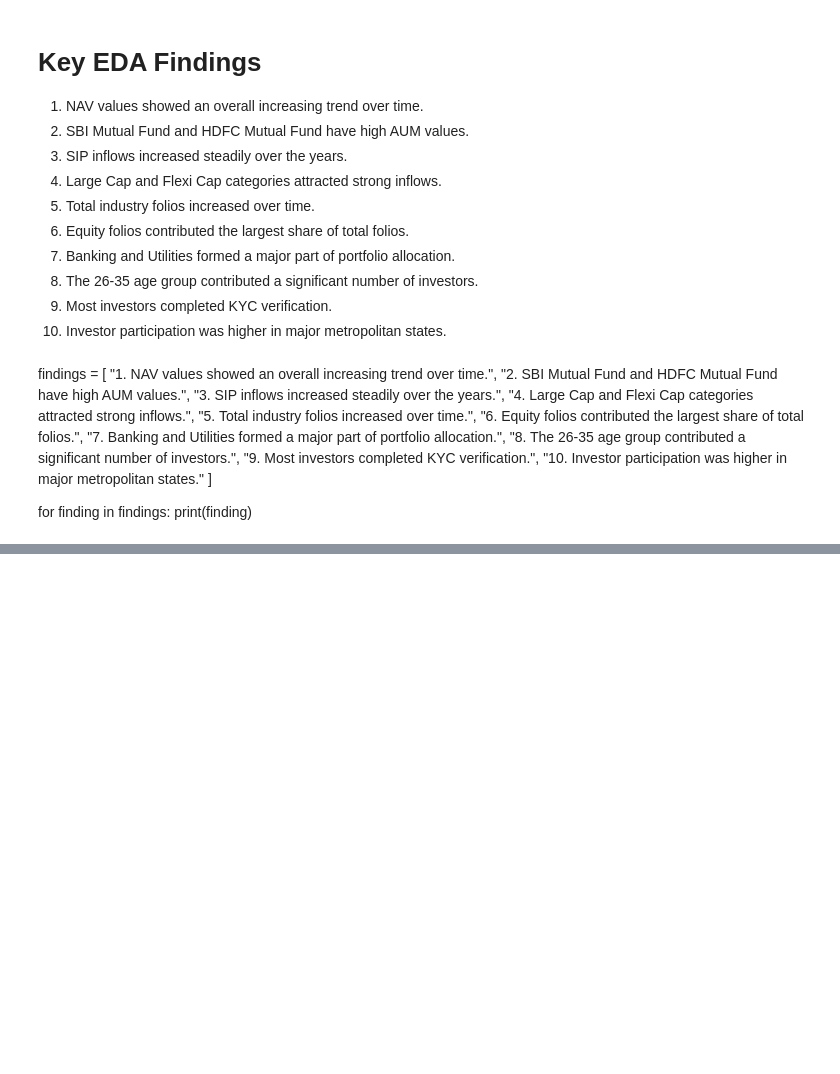
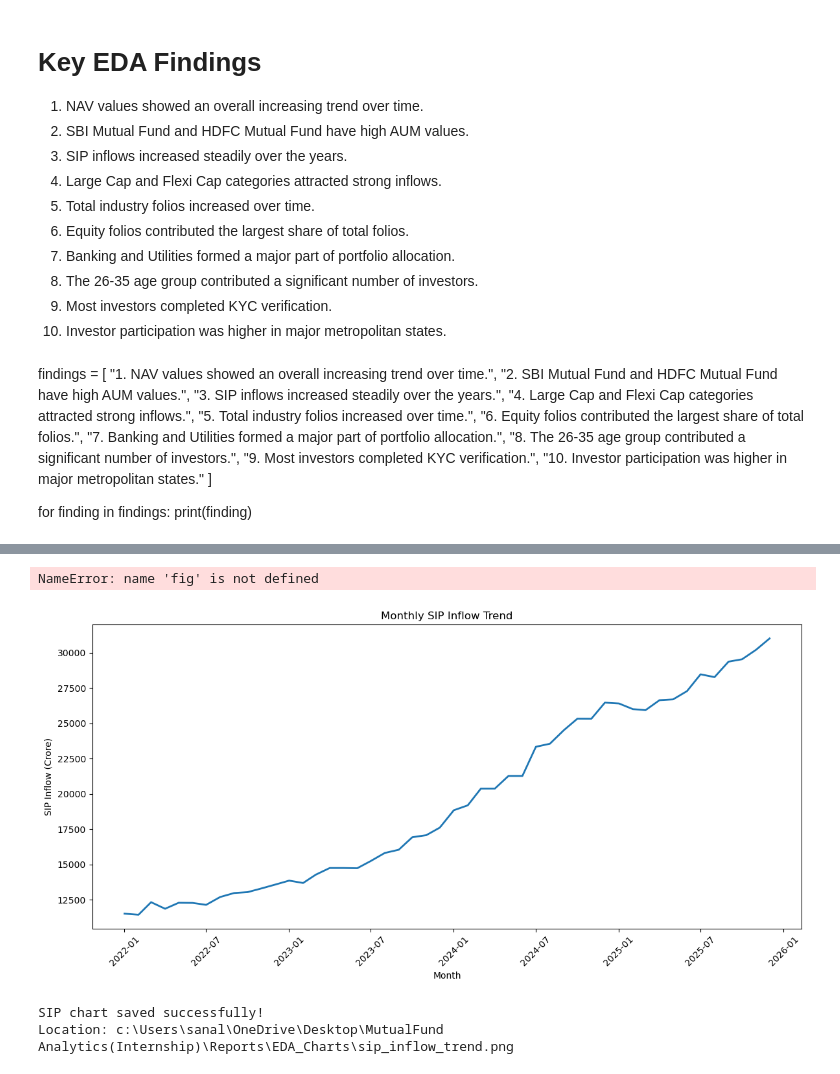
Before and after one commit to sanallabhavana17/MutualFundAnalytics, a Jupyter notebook: notebooks/EDA_Analysis.ipynb, the cells around one changed output, grey strips where cells are left out. Saved outputs shown, nothing was run; the diff lists cells and outputs as text; code cells hidden in the pictures; blank space fills up the shorter version.

```diff
--- a/notebooks/EDA_Analysis.ipynb
+++ b/notebooks/EDA_Analysis.ipynb
@@ -693,0 +1437,10 @@ for finding in findings:
+# %%
+fig.write_image(
+    "../Reports/EDA_Charts/sip_inflow_trend.png",
+    width=1200,
+    height=600
+)
+
+print("SIP chart saved successfully!")
+# %% [output]
+NameError: name 'fig' is not defined
@@ -693,0 +1562,39 @@ for finding in findings:
+# %%
+import pandas as pd
+import matplotlib.pyplot as plt
+import os
+
+# Load SIP dataset
+sip_df = pd.read_csv("../Data/Raw/04_monthly_sip_inflows.csv")
+
+# Convert month to date
+sip_df["month"] = pd.to_datetime(sip_df["month"])
+
+# Create chart
+plt.figure(figsize=(12, 6))
+
+plt.plot(
+    sip_df["month"],
+    sip_df["sip_inflow_crore"],
+    linewidth=2
+)
+
+plt.title("Monthly SIP Inflow Trend")
+plt.xlabel("Month")
+plt.ylabel("SIP Inflow (Crore)")
+
+plt.xticks(rotation=45)
+plt.tight_layout()
+
+# Save chart
+output_path = "../Reports/EDA_Charts/sip_inflow_trend.png"
+plt.savefig(output_path, dpi=300, bbox_inches="tight")
+
+plt.show()
+
+print("SIP chart saved successfully!")
+print("Location:", os.path.abspath(output_path))
+# %% [output]
+[figure, added]
+SIP chart saved successfully!
+Location: c:\Users\sanal\OneDrive\Desktop\MutualFund Analytics(Internship)\Reports\EDA_Charts\sip_inflow_trend.png
```
Also changed, not shown: parts of 49 cells of this notebook, 25 other files.
